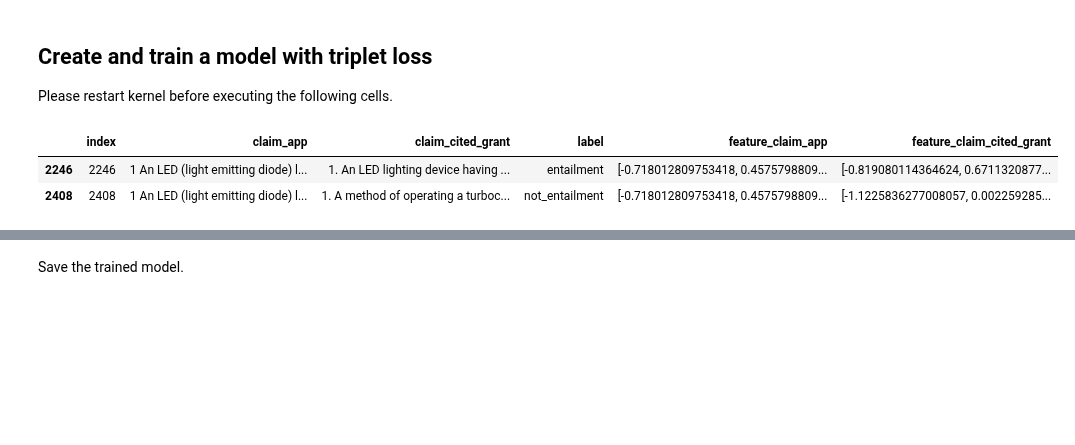
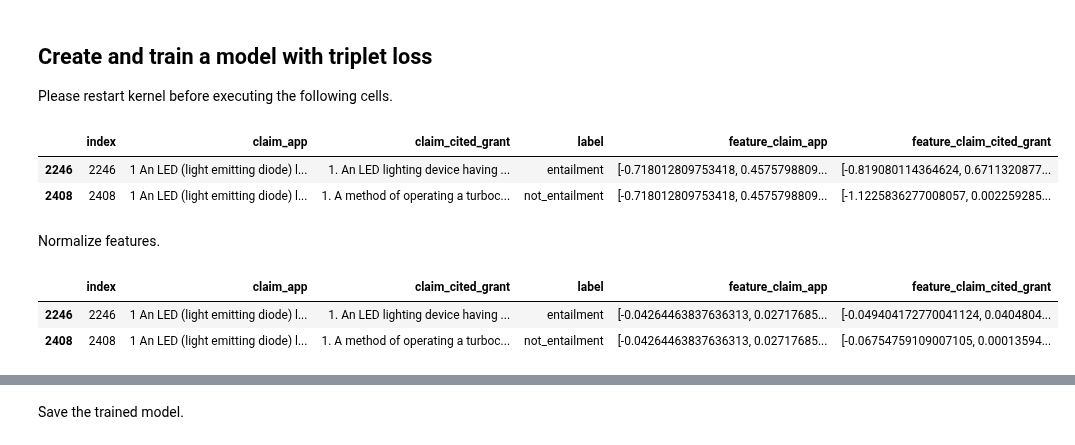
Before and after one commit to yoheikikuta/US-patent-analysis, a Jupyter notebook: notebook/tripletloss_model_using_extracted_features_from_BERT.ipynb, the cells around one changed output, grey strips where cells are left out. Drawn from its saved outputs; the diff is of its cells as text; code cells hidden in the pictures; blank space fills up the shorter version.

```diff
--- a/notebook/tripletloss_model_using_extracted_features_from_BERT.ipynb
+++ b/notebook/tripletloss_model_using_extracted_features_from_BERT.ipynb
@@ -248,3 +248,13 @@ train_feature.head(2)
 |  | index | claim_app | claim_cited_grant | label | feature_claim_app | feature_claim_cited_grant |
 | 2246 | 2246 | 1 An LED (light emitting diode) l... | 1. An LED lighting device having ... | entailment | [-0.718012809753418, 0.4575798809... | [-0.819080114364624, 0.6711320877... |
 | 2408 | 2408 | 1 An LED (light emitting diode) l... | 1. A method of operating a turboc... | not_entailment | [-0.718012809753418, 0.4575798809... | [-1.1225836277008057, 0.002259285... |
+# %% [markdown]
+Normalize features.
+# %%
+train_feature['feature_claim_app'] = [
+    v/np.linalg.norm(v) for v in train_feature['feature_claim_app']
+]
+
+train_feature['feature_claim_cited_grant'] = [
+    v/np.linalg.norm(v) for v in train_feature['feature_claim_cited_grant']
+]
@@ -251,3 +269,9 @@ train_feature.head(2)
+# %%
+train_feature.head(2)
+# %% [output]
+|  | index | claim_app | claim_cited_grant | label | feature_claim_app | feature_claim_cited_grant |
+| 2246 | 2246 | 1 An LED (light emitting diode) l... | 1. An LED lighting device having ... | entailment | [-0.04264463837636313, 0.02717685... | [-0.049404172770041124, 0.0404804... |
+| 2408 | 2408 | 1 An LED (light emitting diode) l... | 1. A method of operating a turboc... | not_entailment | [-0.04264463837636313, 0.02717685... | [-0.06754759109007105, 0.00013594... |
 # %%
 class Model(object):
     def __init__(self, input_shape, output_shape):
```
Also changed, not shown: parts of 56 cells of this notebook.
